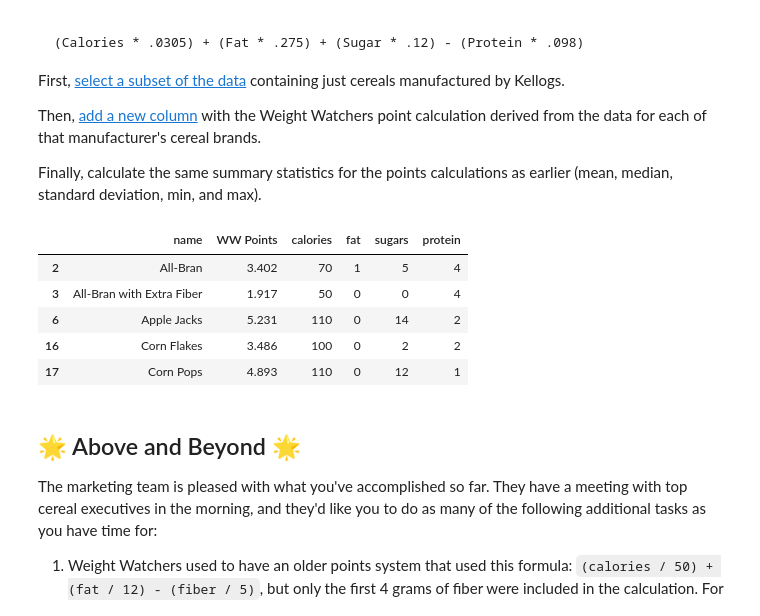
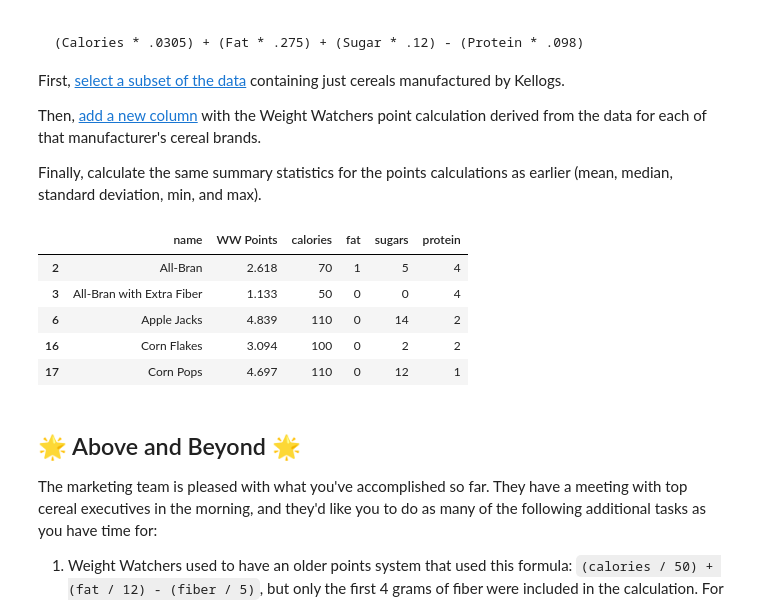
Before and after one commit to byui-cse/cse450-course, a Jupyter notebook: notebooks/Exploration_02_Solved.ipynb, the cells around one changed output. Saved outputs shown, nothing was run; the diff lists cells and outputs as text; code cells hidden in the pictures.

```diff
--- a/notebooks/Exploration_02_Solved.ipynb
+++ b/notebooks/Exploration_02_Solved.ipynb
@@ -264,39 +264,39 @@ kellogs = cereal[ cereal['mfr'] == 'K' ].copy()
 
 # Note the addition of the "copy()" command at the end. This is to prevent
 # a SettingWithCopyWarning that Pandas will throw at us if we accidentally
 # perform a "chained assignment" operation.
 #
 # There are two ways to fix this. One is to use a copy of the data instead,
 # which is what we've done here. This works fine if your dataset is small
 # (this one is).
 #
 # The other is to use loc() for indexing instead:
 #
 #   cereal.loc[ cereal['mfr'] == 'K', 'name': 'mfr_name' ]
 #
 # This basically says: give me the row locations in the data where mfr is equal to K and
 # include all columns between name and mfr_name (inclusive)
 #
 # The docs give a small warning at the end here about this:
 # https://pandas.pydata.org/pandas-docs/stable/getting_started/intro_tutorials/03_subset_data.html
 #
 # For an overview of this problem (which is quote common) see this article:
 # https://www.dataquest.io/blog/settingwithcopywarning/
 #
 # For the technical details, read the Pandas docs section on views vs copies:
 # https://pandas.pydata.org/pandas-docs/stable/user_guide/indexing.html#returning-a-view-versus-a-copy
 
 
 # Finally, add a new column containing the Weight Watchers point calculations
-kellogs['WW Points'] = (kellogs['calories'] * .0305) + (kellogs['fat'] * .275) + (kellogs['sugars'] * .12) + (kellogs['protein'] * .098)
+kellogs['WW Points'] = (kellogs['calories'] * .0305) + (kellogs['fat'] * .275) + (kellogs['sugars'] * .12) - (kellogs['protein'] * .098)
 kellogs[ ['name', 'WW Points', 'calories', 'fat', 'sugars', 'protein'] ].head()
 # %% [output]
 |  | name | WW Points | calories | fat | sugars | protein |
-| 2 | All-Bran | 3.402 | 70 | 1 | 5 | 4 |
-| 3 | All-Bran with Extra Fiber | 1.917 | 50 | 0 | 0 | 4 |
-| 6 | Apple Jacks | 5.231 | 110 | 0 | 14 | 2 |
-| 16 | Corn Flakes | 3.486 | 100 | 0 | 2 | 2 |
-| 17 | Corn Pops | 4.893 | 110 | 0 | 12 | 1 |
+| 2 | All-Bran | 2.618 | 70 | 1 | 5 | 4 |
+| 3 | All-Bran with Extra Fiber | 1.133 | 50 | 0 | 0 | 4 |
+| 6 | Apple Jacks | 4.839 | 110 | 0 | 14 | 2 |
+| 16 | Corn Flakes | 3.094 | 100 | 0 | 2 | 2 |
+| 17 | Corn Pops | 4.697 | 110 | 0 | 12 | 1 |
 # %% [markdown]
 ## 🌟 Above and Beyond 🌟
 
```
Also changed, not shown: parts of 1 cell of this notebook.
